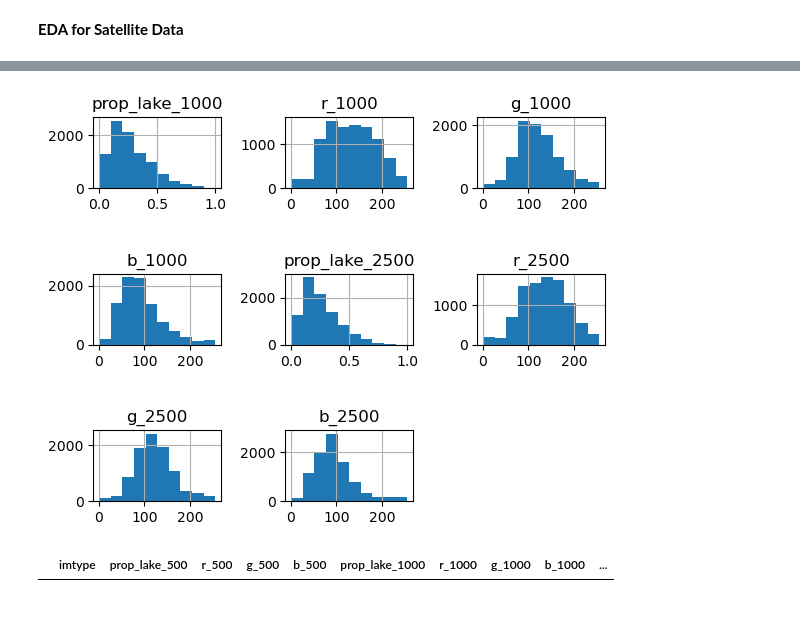
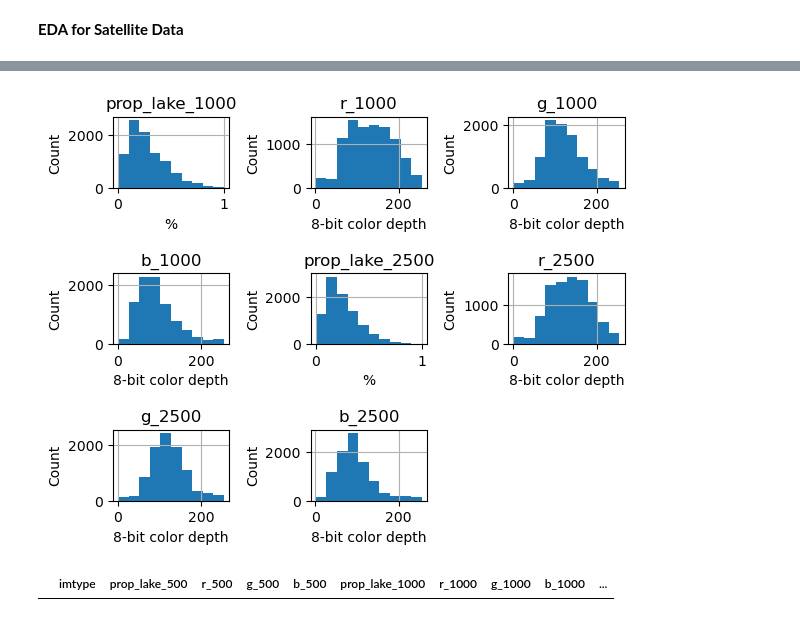
Before and after one commit to jennahgosciak/algaebloom, a Jupyter notebook: rds_draft_report_FINAL.ipynb, the cells around one changed output, grey strips where cells are left out. Drawn from its saved outputs; the diff is of its cells as text; code cells hidden in the pictures.

Commit message:
update subplots w labels

```diff
--- a/rds_draft_report_FINAL.ipynb
+++ b/rds_draft_report_FINAL.ipynb
@@ -193,9 +193,17 @@ freq      NaN
 dtype: object
 # %%
 #Figure 3 - Plotting value distributions of input features for elevation data
-elevation_data_input_features = elevation_data.drop(columns = ['latitude','longitude','box','avge','stde','mine'])
-elevation_data_input_features.hist(bins=35)
+
+elevation_data_input_features = elevation_data.drop(columns=['latitude', 'longitude', 'box', 'avge', 'stde', 'mine'])
+hist_info = elevation_data_input_features.hist(bins=35)
+
 plt.xlim(0, 1000)
 plt.subplots_adjust(left=0.1, bottom=0.1, right=0.9, top=0.9, wspace=0.5, hspace=1.2)
-plt.ylabel('Count')
+
+# Iterate through the axes and set labels
+for ax in hist_info.flatten():
+    ax.set_ylabel('Count')
+    ax.set_xlabel('meters (m)')
+
+plt.show()
 # %% [output]
@@ -262,10 +269,19 @@ memory usage: 1.1+ MB
 # %%
 #Figure 5 - Plotting value distributions of input features for satellite data
 satellite_data_input_features = satellite_data.drop(columns = ['prop_lake_500','r_500','g_500','b_500'])
-satellite_data_input_features.hist()
-plt.subplots_adjust(left=0.1, bottom=0.1, right=0.9, top=0.9, wspace=0.5, hspace=1.2)
+numerical_columns_df = satellite_data_input_features.select_dtypes(include=['number'])
+hist_info = numerical_columns_df.hist()
+plt.subplots_adjust(left=0.1, bottom=0.1, right=0.9, top=0.9, wspace=0.7, hspace=1.2)
+
+ # Iterate through the axes and set labels
+for ax, col in zip(hist_info.flatten(), numerical_columns_df.columns):
+    ax.set_ylabel('Count')
+    if col in ['prop_lake_1000', 'prop_lake_2500']:
+        ax.set_xlabel('%')
+    else:
+        ax.set_xlabel('8-bit color depth')
 # %% [output]
-[figure, old version]
+[figure, new version]
 # %%
 #finding missing values by filtering for -1 values as he documented using .fillna(-1) for missing satelite data
 satellite_data[(satellite_data==-1).any(axis=1)]
```
Also changed, not shown: parts of 13 cells of this notebook.
